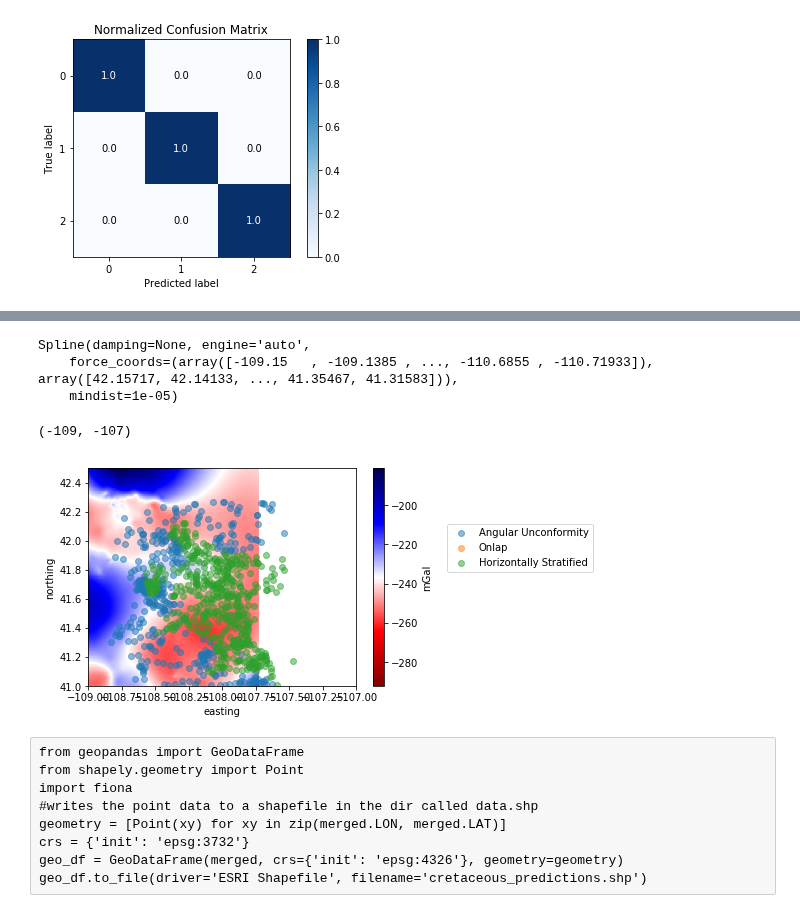
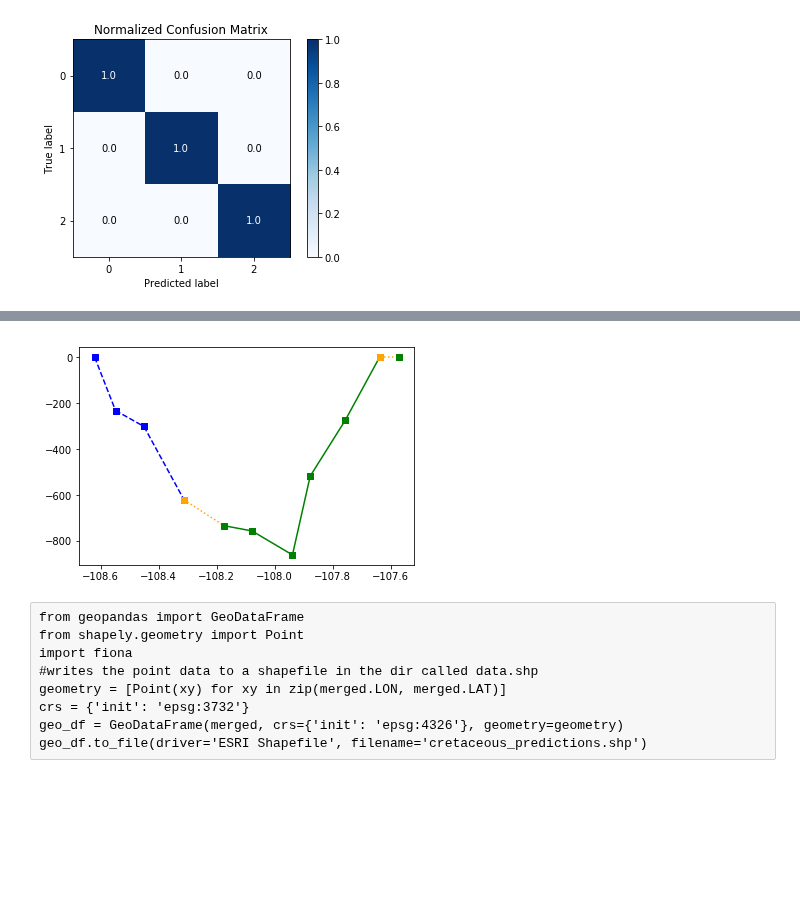
Before and after one commit to jessepisel/stratal-geometries, a Jupyter notebook: Unconformity or onlap neighbors.ipynb, the cells around one changed output, grey strips where cells are left out. Saved outputs shown, nothing was run; the diff lists cells and outputs as text; code cells hidden in the pictures; blank space fills up the shorter version.

```diff
--- a/Unconformity or onlap neighbors.ipynb
+++ b/Unconformity or onlap neighbors.ipynb
@@ -409,3 +414,3 @@ Text(0.5,1,'KNeighbor Predictions')
 # %%
 xs = pd.read_csv(r'D:\jupyter\EarlyWSGS\ftunionxs.csv')
-merged[merged['API'].isin(xs.api)].sort_values(by='LON')
+cross_section = merged[merged['API'].isin(xs.api)].sort_values(by='LON')
@@ -424,25 +417,13 @@ merged[merged['API'].isin(xs.api)].sort_values(by='LON')
-# %%
-import verde as vd
-
-stations = pd.read_csv(r'D:\gravitystations.csv', encoding = "ISO-8859-1")
-wyoming  = stations[stations['latitude']>=41]
-spline = vd.Spline()
-spline.fit((wyoming['longitude'], wyoming['latitude']), wyoming['complete_bouger'])
-# %% [output]
-Spline(damping=None, engine='auto',
-    force_coords=(array([-109.15   , -109.1385 , ..., -110.6855 , -110.71933]), array([42.15717, 42.14133, ..., 41.35467, 41.31583])),
-    mindist=1e-05)
-# %%
-grid = spline.grid(spacing=0.005,data_names=["mGal"])
-grid.mGal.plot.pcolormesh(cmap="seismic_r")
-plt.scatter(merged[merged['predictionknc']==0].LON, merged[merged['predictionknc']==0].LAT, label='Angular Unconformity', alpha=0.5)
-plt.scatter(merged[merged['predictionknc']==1].LON, merged[merged['predictionknc']==1].LAT, label='Onlap', alpha=0.5)
-plt.scatter(merged[merged['predictionknc']==2].LON, merged[merged['predictionknc']==2].LAT, label='Horizontally Stratified', alpha=0.5)
-plt.legend(loc='lower left', bbox_to_anchor=(1.32, 0.5))
-plt.xlim(-109,-107)
-# %% [output]
-(-109, -107)
-[figure, removed]
+# %%
+for i in enumerate(cross_section.index):
+    if cross_section.iloc[i[0]].predictionknc == 0:
+        plt.plot(cross_section['LON'][i[0]:i[0]+2], cross_section['Tfu'][i[0]:i[0]+2]*-1, linestyle='--', color='Blue', marker='s')
+    elif cross_section.iloc[i[0]].predictionknc == 1:
+        plt.plot(cross_section['LON'][i[0]:i[0]+2], cross_section['Tfu'][i[0]:i[0]+2]*-1, linestyle=':', color='Orange',marker='s')
+    elif cross_section.iloc[i[0]].predictionknc == 2:
+        plt.plot(cross_section['LON'][i[0]:i[0]+2], cross_section['Tfu'][i[0]:i[0]+2]*-1, linestyle='-', color='Green', marker='s')
+# %% [output]
+[figure, added]
 # %% [raw]
 from geopandas import GeoDataFrame
 from shapely.geometry import Point
```
Also changed, not shown: parts of 11 cells of this notebook, 1 other file.
